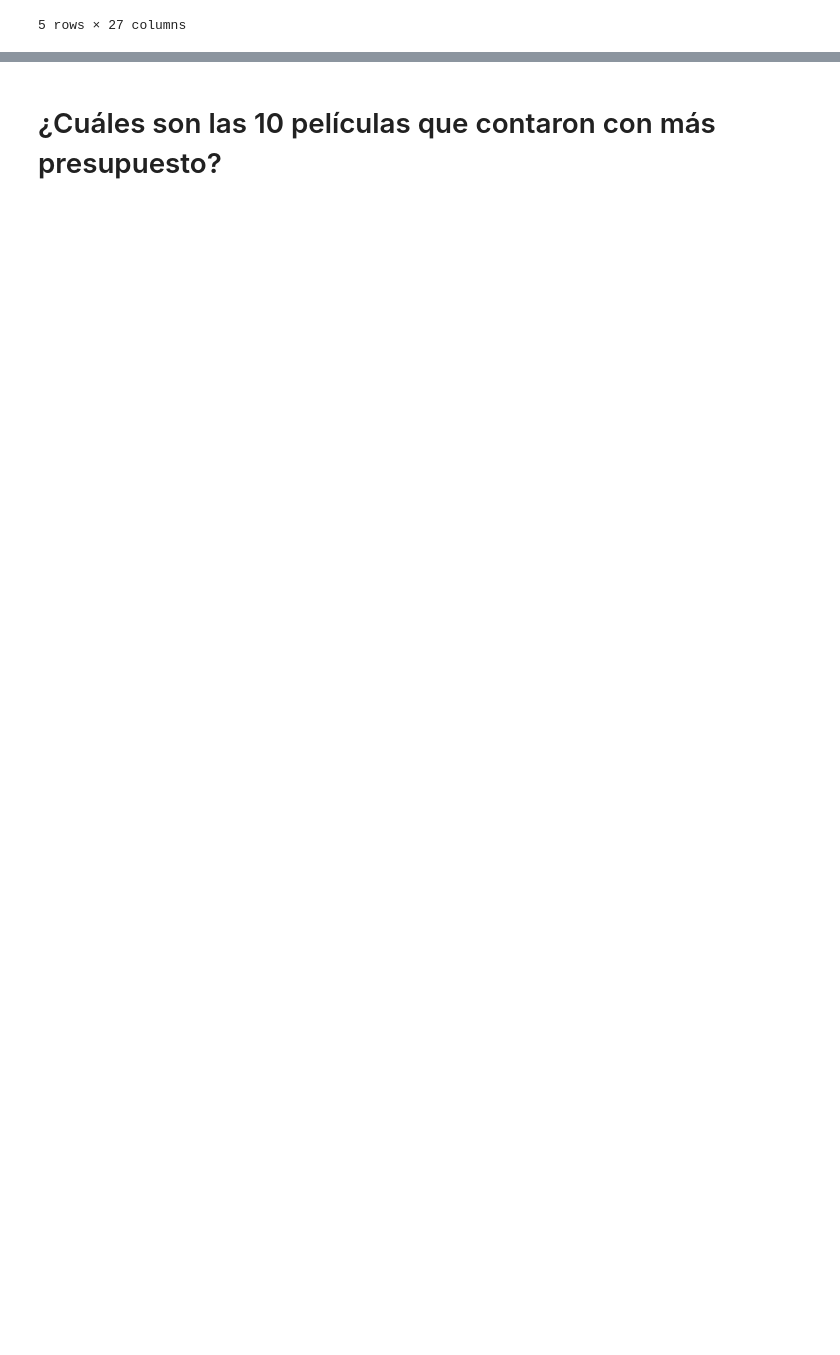
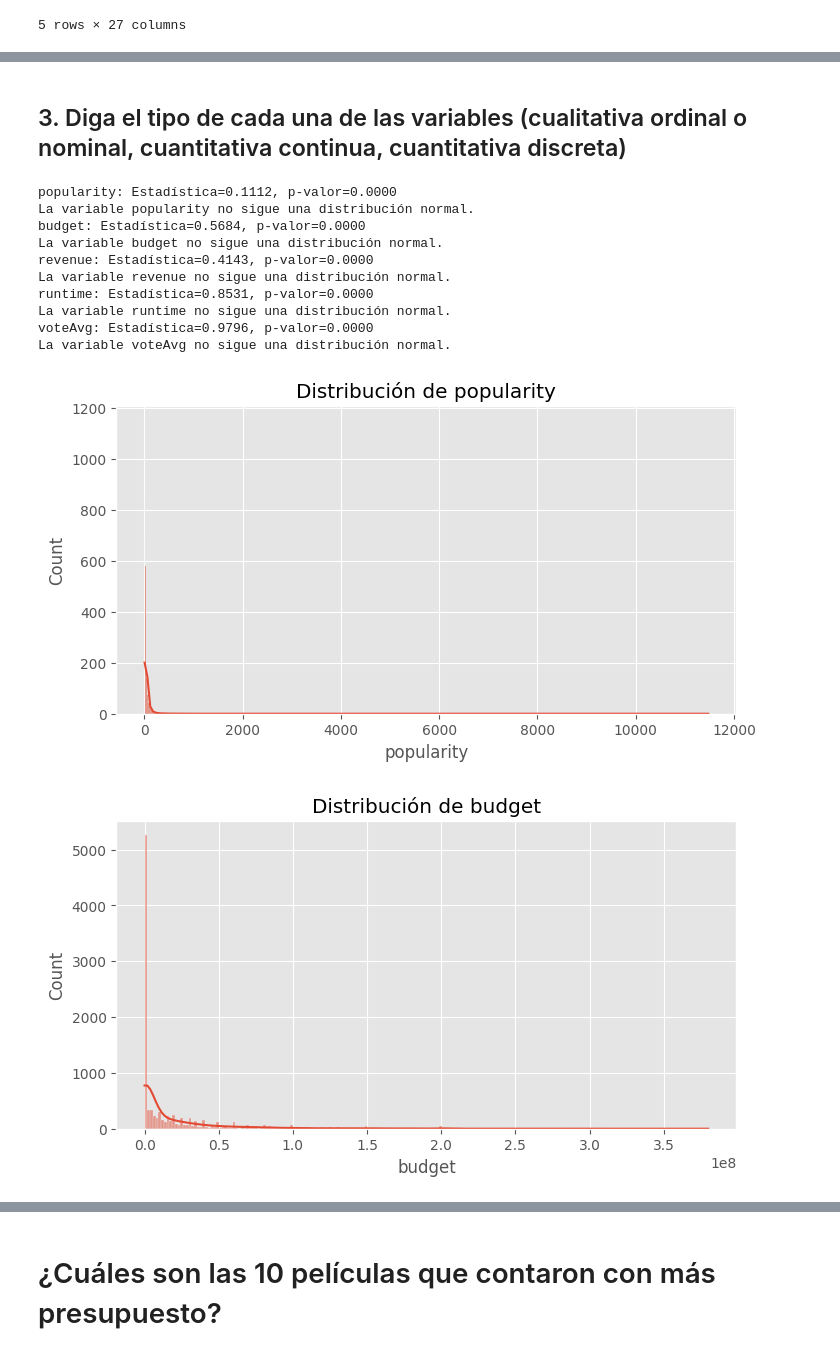
Before and after one commit to bl33h/moviesExploratoryAnalysis, a Jupyter notebook: movies.ipynb, the cells around one changed output, grey strips where cells are left out. Drawn from its saved outputs; the diff is of its cells as text; code cells hidden in the pictures; blank space fills up the shorter version.

```diff
--- a/movies.ipynb
+++ b/movies.ipynb
@@ -30,0 +59,40 @@ df.head()
+# %% [markdown]
+## 3. Diga el tipo de cada una de las variables (cualitativa ordinal o nominal, cuantitativa continua, cuantitativa discreta)
+# %%
+from scipy.stats import shapiro
+
+
+
+cuant_vars = ['popularity', 'budget', 'revenue', 'runtime', 'voteAvg']
+
+
+for x in cuant_vars:
+    stat, p_value = shapiro(df[x])
+    print(f'{x}: Estadística={stat:.4f}, p-valor={p_value:.4f}')
+    if p_value > 0.05:
+        print(f'La variable {x} parece seguir una distribución normal.')
+    else:
+        print(f'La variable {x} no sigue una distribución normal.')
+
+cualitativas = ['originalTitle', 'originalLanguage', 'title', 'homePage', 'video', 'director', 'genres',
+                'productionCompany', 'productionCompanyCountry', 'productionCountry', 'releaseDate', 'actors', 'actorsCharacter']
+
+
+for variable in cuant_vars:
+    plt.figure(figsize=(8, 4))
+    sns.histplot(df[variable], kde=True)
+    plt.title(f'Distribución de {variable}')
+    plt.show()
+# %% [output]
+popularity: Estadística=0.1112, p-valor=0.0000
+La variable popularity no sigue una distribución normal.
+budget: Estadística=0.5684, p-valor=0.0000
+La variable budget no sigue una distribución normal.
+revenue: Estadística=0.4143, p-valor=0.0000
+La variable revenue no sigue una distribución normal.
+runtime: Estadística=0.8531, p-valor=0.0000
+La variable runtime no sigue una distribución normal.
+voteAvg: Estadística=0.9796, p-valor=0.0000
+La variable voteAvg no sigue una distribución normal.
+[figure, added]
+[figure, added]
```
Also changed, not shown: parts of 21 cells of this notebook.
